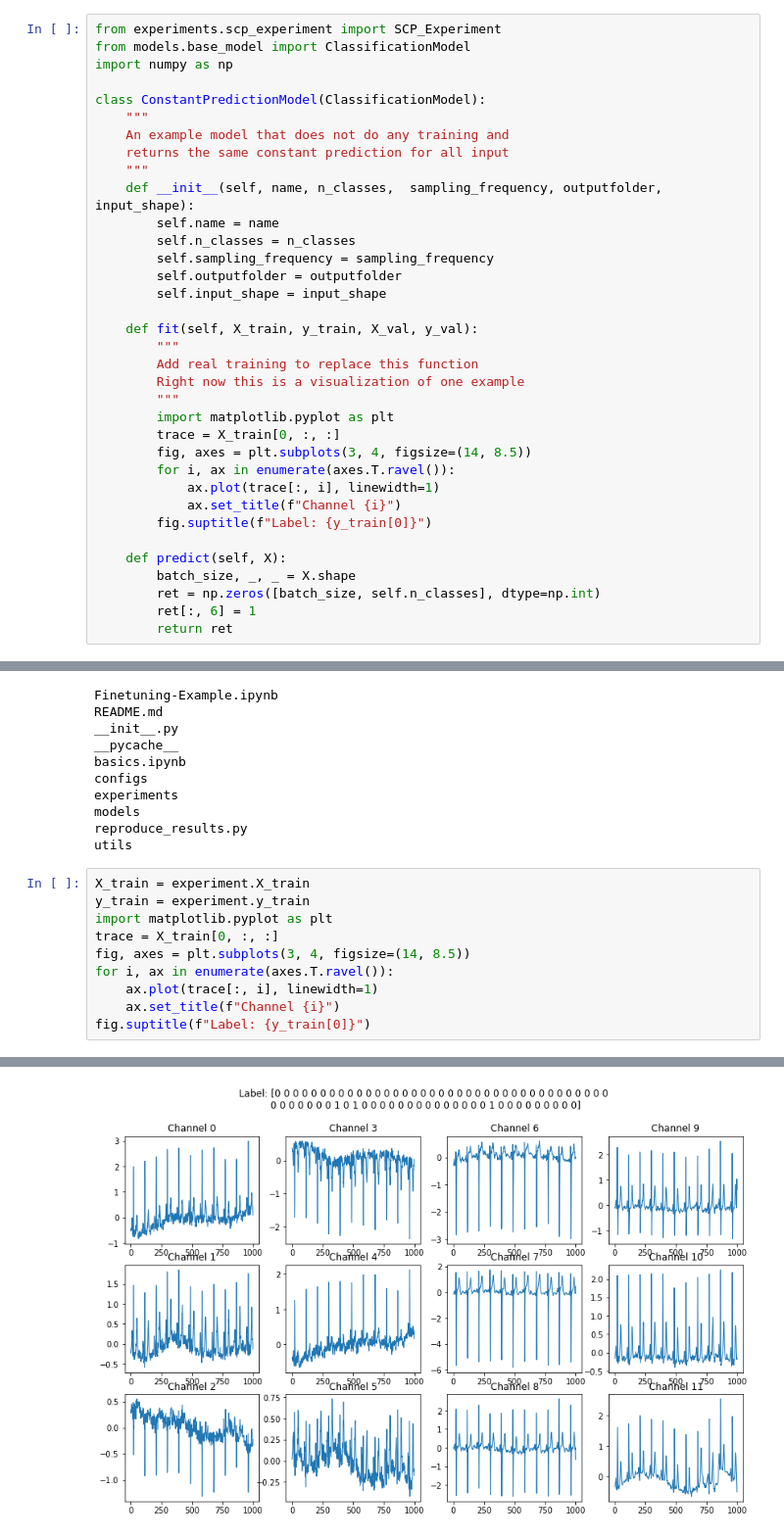
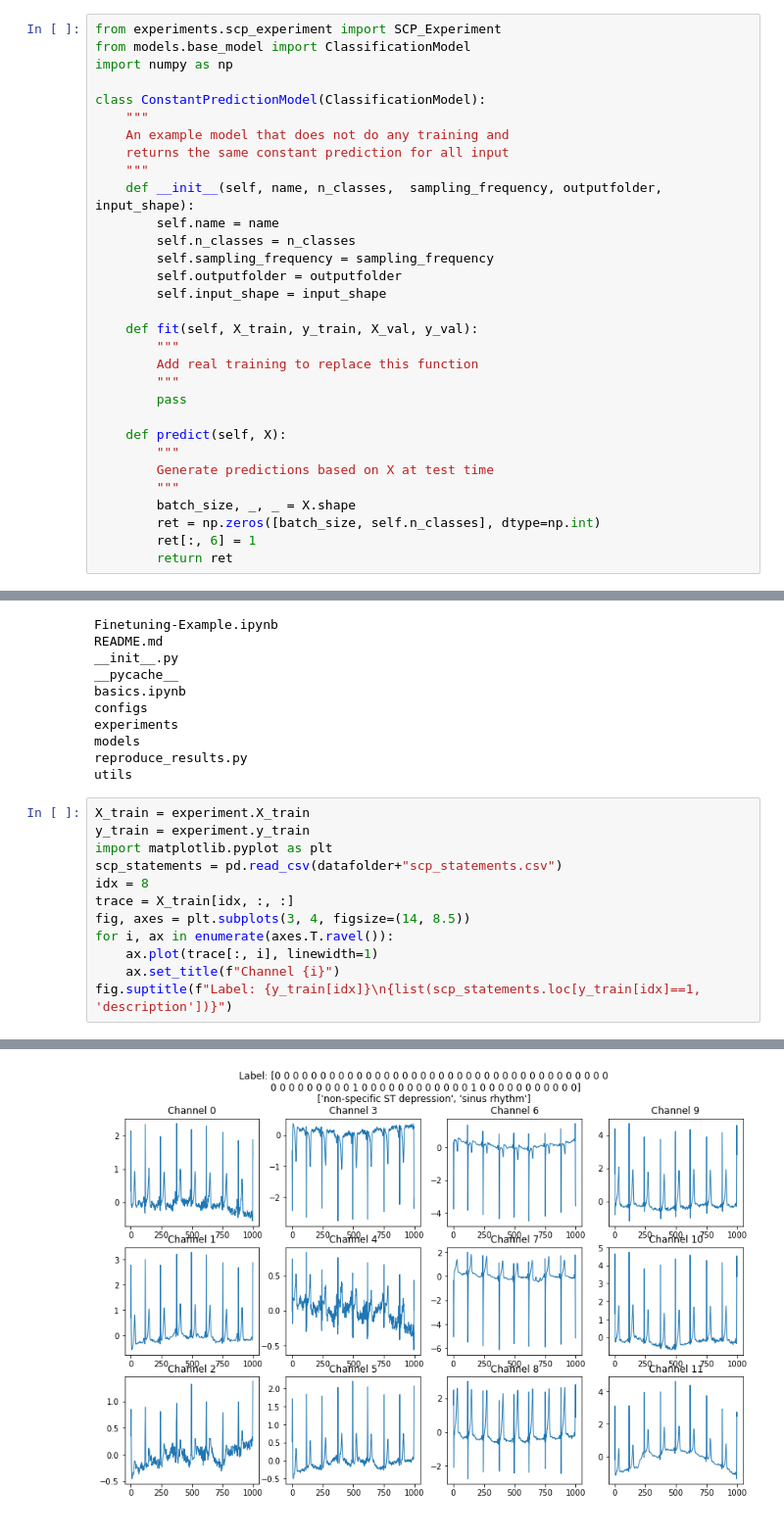
Before and after one commit to constructor-s/csc2516_project_ecg_ptbxl_benchmarking, a Jupyter notebook: code/basics.ipynb, the cells around one changed output, grey strips where cells are left out. Shown: that part at 98% size. Drawn from its saved outputs; the diff is of its cells as text.

```diff
--- a/code/basics.ipynb
+++ b/code/basics.ipynb
@@ -18,17 +18,13 @@ class ConstantPredictionModel(ClassificationModel):
     def fit(self, X_train, y_train, X_val, y_val):
         """
         Add real training to replace this function
-        Right now this is a visualization of one example
         """
-        import matplotlib.pyplot as plt
-        trace = X_train[0, :, :]
-        fig, axes = plt.subplots(3, 4, figsize=(14, 8.5))
-        for i, ax in enumerate(axes.T.ravel()):
-            ax.plot(trace[:, i], linewidth=1)
-            ax.set_title(f"Channel {i}")
-        fig.suptitle(f"Label: {y_train[0]}")
+        pass
 
     def predict(self, X):
+        """
+        Generate predictions based on X at test time
+        """
         batch_size, _, _ = X.shape
         ret = np.zeros([batch_size, self.n_classes], dtype=np.int)
         ret[:, 6] = 1
@@ -118,10 +112,12 @@ utils
 X_train = experiment.X_train
 y_train = experiment.y_train
 import matplotlib.pyplot as plt
-trace = X_train[0, :, :]
+scp_statements = pd.read_csv(datafolder+"scp_statements.csv")
+idx = 8
+trace = X_train[idx, :, :]
 fig, axes = plt.subplots(3, 4, figsize=(14, 8.5))
 for i, ax in enumerate(axes.T.ravel()):
     ax.plot(trace[:, i], linewidth=1)
     ax.set_title(f"Channel {i}")
-fig.suptitle(f"Label: {y_train[0]}")
+fig.suptitle(f"Label: {y_train[idx]}\n{list(scp_statements.loc[y_train[idx]==1, 'description'])}")
 # %% [output]
@@ -129 +125 @@ Text(0.5, 0.98, 'Label: [0 0 0 0 0 0 0 0 0 0 0 0 0 0 0 0 0 0 0 0 0 0 0 0 0 0 0 0
-[figure, old version]
+[figure, new version]
```
Also changed, not shown: parts of 4 cells of this notebook.
